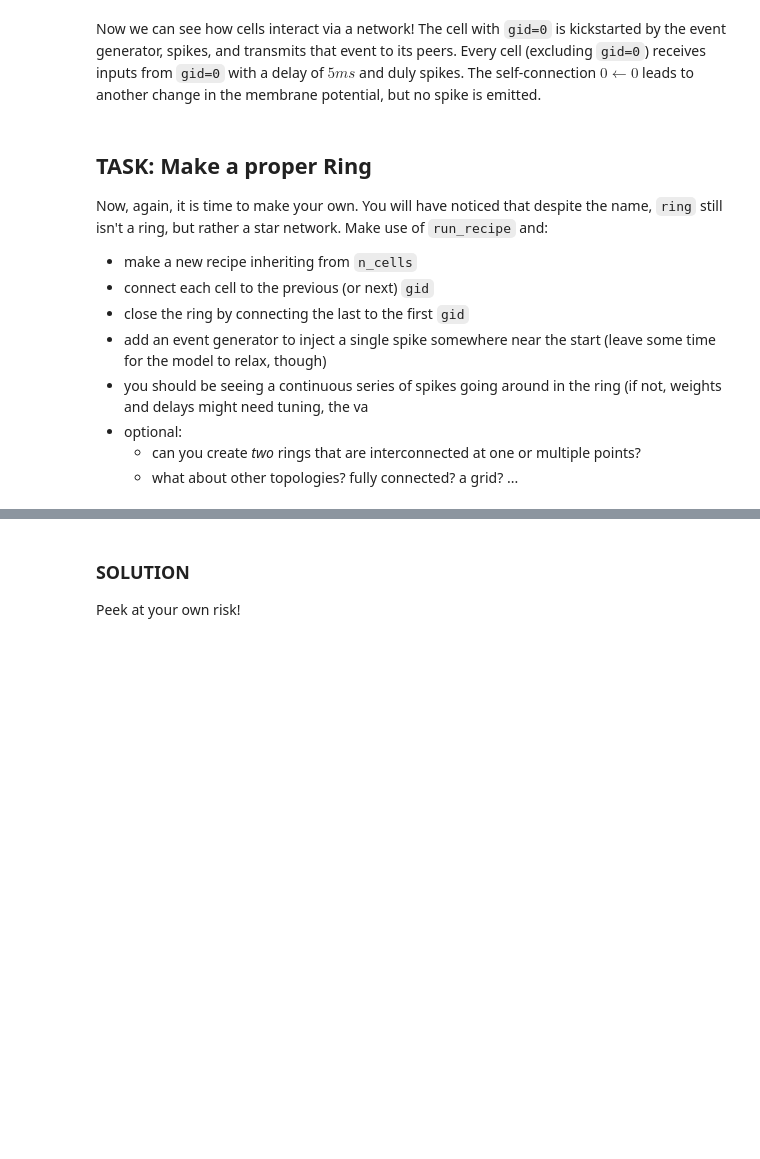
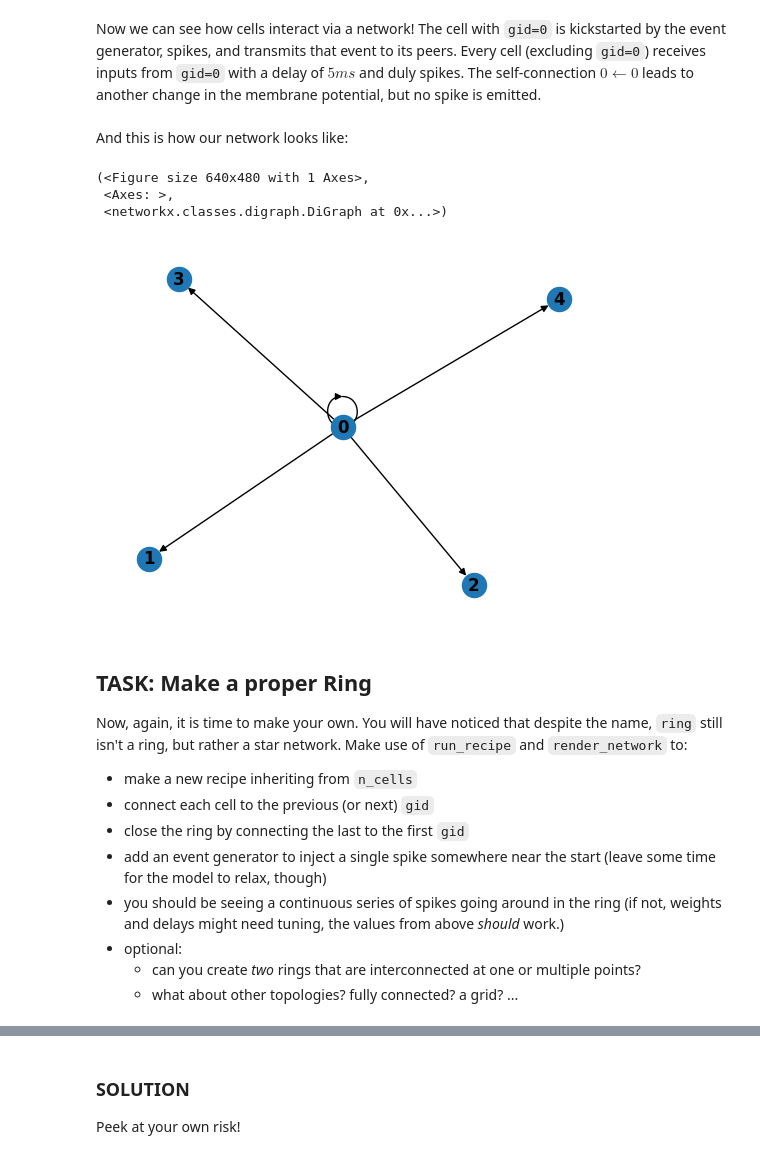
Before and after one commit to thorstenhater/arbor-tutorial, a Jupyter notebook: arbor-tutorial.ipynb, the cells around one changed output, grey strips where cells are left out. Drawn from its saved outputs; the diff is of its cells as text; code cells hidden in the pictures; blank space fills up the shorter version.

```diff
--- a/arbor-tutorial.ipynb
+++ b/arbor-tutorial.ipynb
@@ -351,18 +417,27 @@ Now we can see how cells interact via a network!
 The cell with `gid=0` is kickstarted by the event generator, spikes, and transmits that event to its peers.
 Every cell (excluding `gid=0`) receives inputs from `gid=0` with a delay of $5ms$ and duly spikes.
 The self-connection $0\leftarrow 0$ leads to another change in the membrane potential, but no spike is emitted.
+# %% [markdown]
+And this is how our network looks like:
+# %%
+render_network(rec)
+# %% [output]
+(<Figure size 640x480 with 1 Axes>,
+ <Axes: >,
+ <networkx.classes.digraph.DiGraph at 0x...>)
+[figure, added]
 # %% [markdown]
 ## TASK: Make a proper Ring
 
 Now, again, it is time to make your own.
 You will have noticed that despite the name, `ring` still isn't a ring, but rather a star network.
-Make use of `run_recipe` and:
+Make use of `run_recipe` and `render_network` to:
 
 - make a new recipe inheriting from `n_cells`
 - connect each cell to the previous (or next) `gid`
 - close the ring by connecting the last to the first `gid`
 - add an event generator to inject a single spike somewhere near the start (leave some time for the model to relax, though)
-- you should be seeing a continuous series of spikes going around in the ring (if not, weights and delays might need tuning, the va
+- you should be seeing a continuous series of spikes going around in the ring (if not, weights and delays might need tuning, the values from above _should_ work.)
 - optional:
   - can you create _two_ rings that are interconnected at one or multiple points?
   - what about other topologies? fully connected? a grid? ...
```
Also changed, not shown: parts of 20 cells of this notebook.
